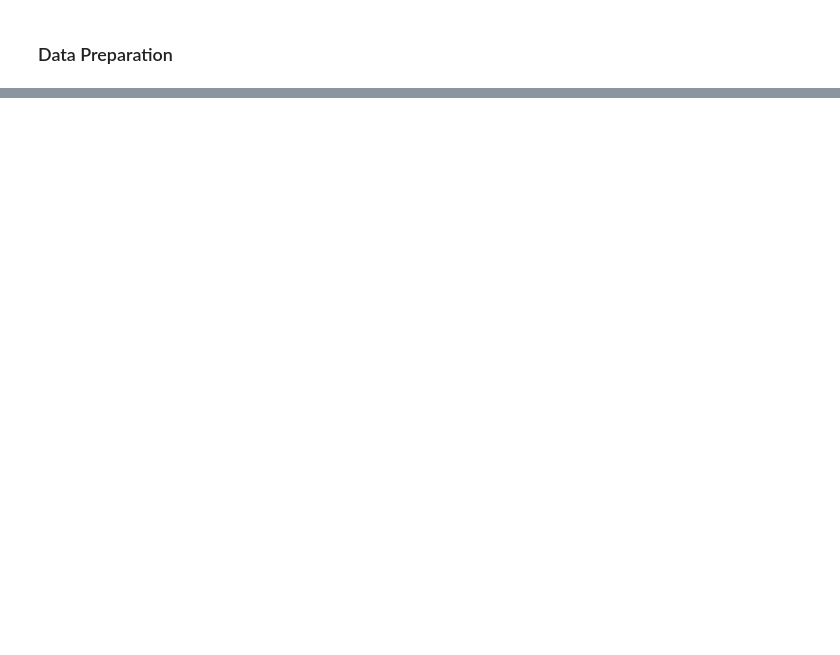
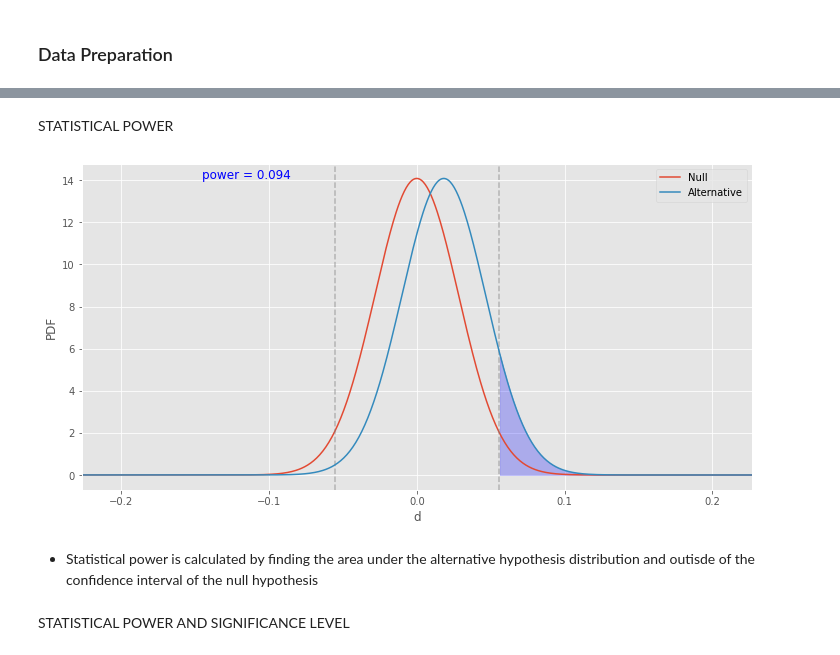
Before and after one commit to sel6/abtest-mlops, a Jupyter notebook: notebooks/Classical_AB_Testing.ipynb, the cells around one changed output, grey strips where cells are left out. Drawn from its saved outputs; the diff is of its cells as text; code cells hidden in the pictures; blank space fills up the shorter version.

```diff
--- a/notebooks/Classical_AB_Testing.ipynb
+++ b/notebooks/Classical_AB_Testing.ipynb
@@ -66,0 +34,7 @@ number of pepole that are aware of the brand lux in exposed group are: 308
+# %%
+answered = df.query('yes==1 or no==1')
+ab_summary = answered.pivot_table(values='yes', index='experiment', aggfunc=np.sum)
+ab_summary['total'] = answered.pivot_table(values='yes', index='experiment', aggfunc=lambda x: len(x))
+ab_summary['no']=ab_summary['total']-ab_summary['yes']
+ab_summary['baseline rate'] = answered.pivot_table(values='yes', index='experiment')
+ab_summary
@@ -66,0 +51,8 @@ number of pepole that are aware of the brand lux in exposed group are: 308
+# %%
+from scipy.stats import binom
+control_plot = ab_summary['yes']['control']/ab_summary['total']['control']
+exposed_plot = ab_summary['yes']['exposed']/ab_summary['total']['exposed']
+tot_exp_plot = ab_summary['total']['exposed']
+tot_cont_plot = ab_summary['total']['control']
+cont_aware = ab_summary['yes']['control']
+exp_aware = ab_summary['yes']['exposed']
@@ -66,0 +149,10 @@ number of pepole that are aware of the brand lux in exposed group are: 308
+# %% [markdown]
+STATISTICAL POWER
+# %%
+abplot(tot_cont_plot, tot_exp_plot, control_plot, diff, show_power=True)
+# %% [output]
+[figure, added]
+# %% [markdown]
+* Statistical power is calculated by finding the area under the alternative hypothesis distribution and outisde of the confidence interval of the null hypothesis
+# %% [markdown]
+STATISTICAL POWER AND SIGNIFICANCE LEVEL
```
Also changed, not shown: parts of 43 cells of this notebook.
